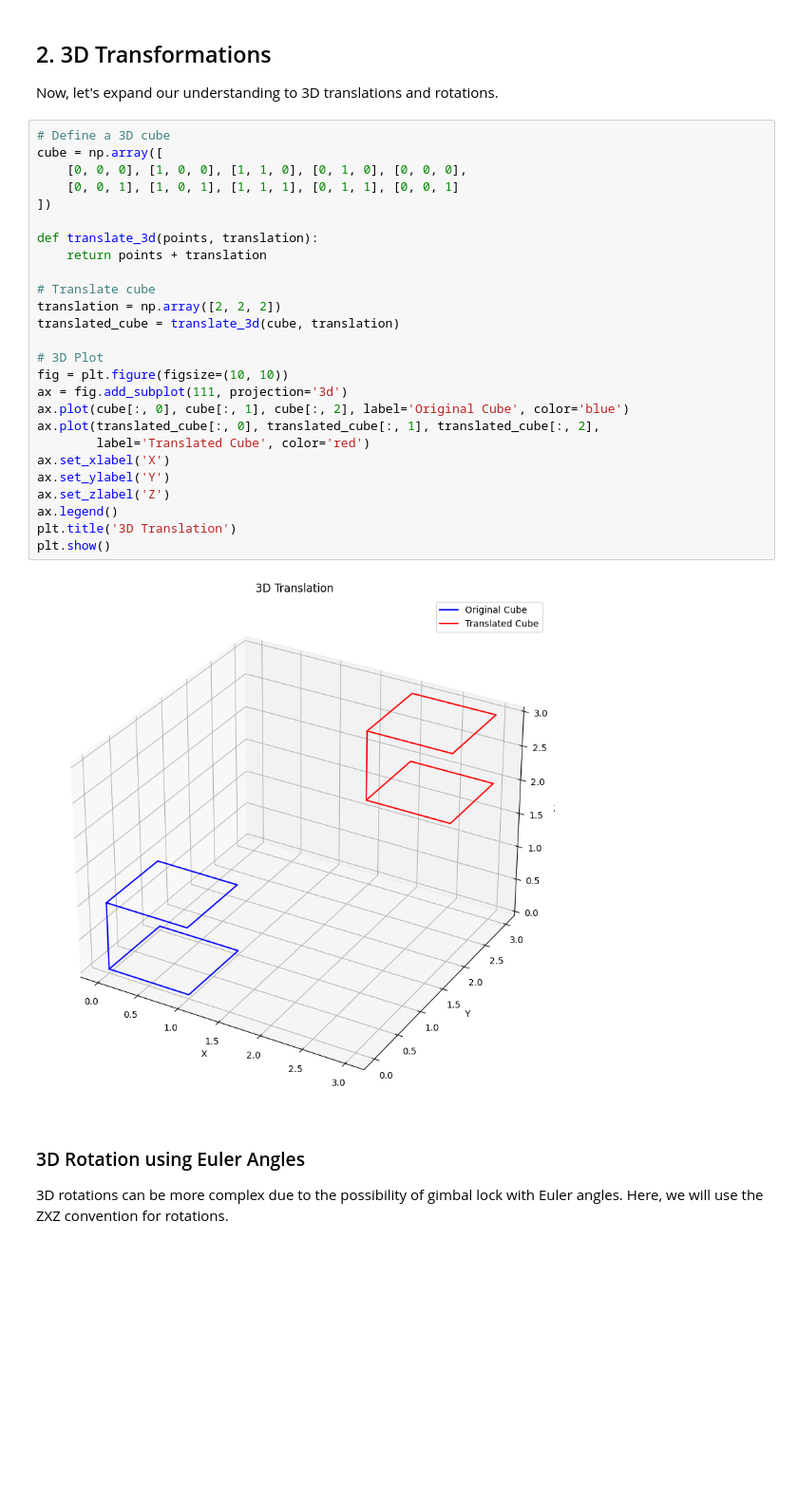
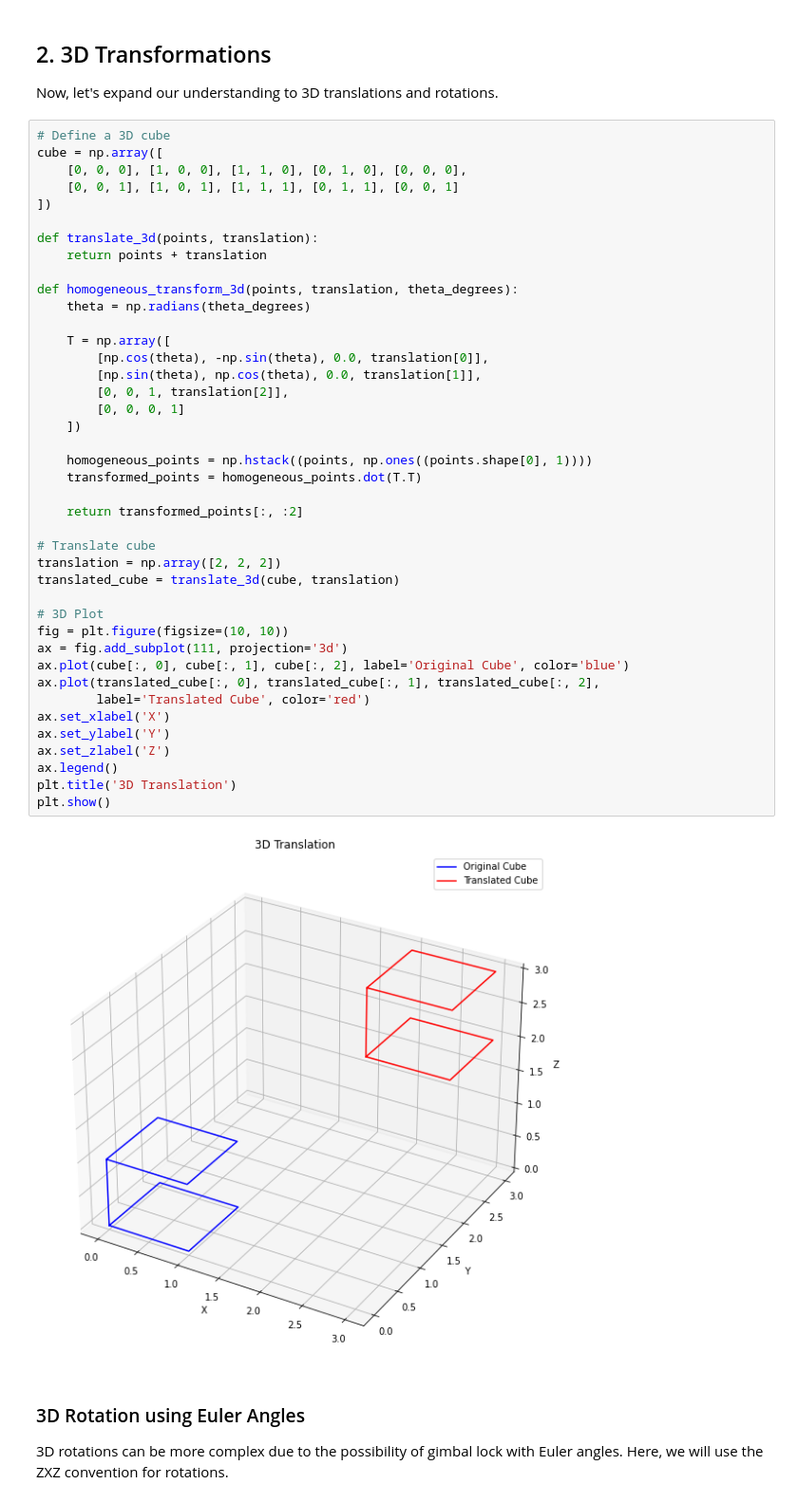
Before and after one commit to kittinook/FRA333-Robotics-Toolbox-Example, a Jupyter notebook: 1_TF.ipynb, the cells around one changed output. Shown at 95% size. Cells and saved outputs as stored; diff of their text form; blank space fills up the shorter version.

```diff
--- a/1_TF.ipynb
+++ b/1_TF.ipynb
@@ -55,31 +58,46 @@ Now, let's expand our understanding to 3D translations and rotations.
 # %%
 # Define a 3D cube
 cube = np.array([
     [0, 0, 0], [1, 0, 0], [1, 1, 0], [0, 1, 0], [0, 0, 0],
     [0, 0, 1], [1, 0, 1], [1, 1, 1], [0, 1, 1], [0, 0, 1]
 ])
 
 def translate_3d(points, translation):
     return points + translation
+
+def homogeneous_transform_3d(points, translation, theta_degrees):
+    theta = np.radians(theta_degrees)
+
+    T = np.array([
+        [np.cos(theta), -np.sin(theta), 0.0, translation[0]],
+        [np.sin(theta), np.cos(theta), 0.0, translation[1]],
+        [0, 0, 1, translation[2]],
+        [0, 0, 0, 1]
+    ])
+
+    homogeneous_points = np.hstack((points, np.ones((points.shape[0], 1))))
+    transformed_points = homogeneous_points.dot(T.T)
+
+    return transformed_points[:, :2]
 
 # Translate cube
 translation = np.array([2, 2, 2])
 translated_cube = translate_3d(cube, translation)
 
 # 3D Plot
 fig = plt.figure(figsize=(10, 10))
 ax = fig.add_subplot(111, projection='3d')
 ax.plot(cube[:, 0], cube[:, 1], cube[:, 2], label='Original Cube', color='blue')
 ax.plot(translated_cube[:, 0], translated_cube[:, 1], translated_cube[:, 2],
         label='Translated Cube', color='red')
 ax.set_xlabel('X')
 ax.set_ylabel('Y')
 ax.set_zlabel('Z')
 ax.legend()
 plt.title('3D Translation')
 plt.show()
 # %% [output]
-[figure, old version]
+[figure, new version]
 # %% [markdown]
 ### 3D Rotation using Euler Angles
 3D rotations can be more complex due to the possibility of gimbal lock with Euler angles. Here, we will use the ZXZ convention for rotations.
```
Also changed, not shown: parts of 2 cells of this notebook, 12 other files.
